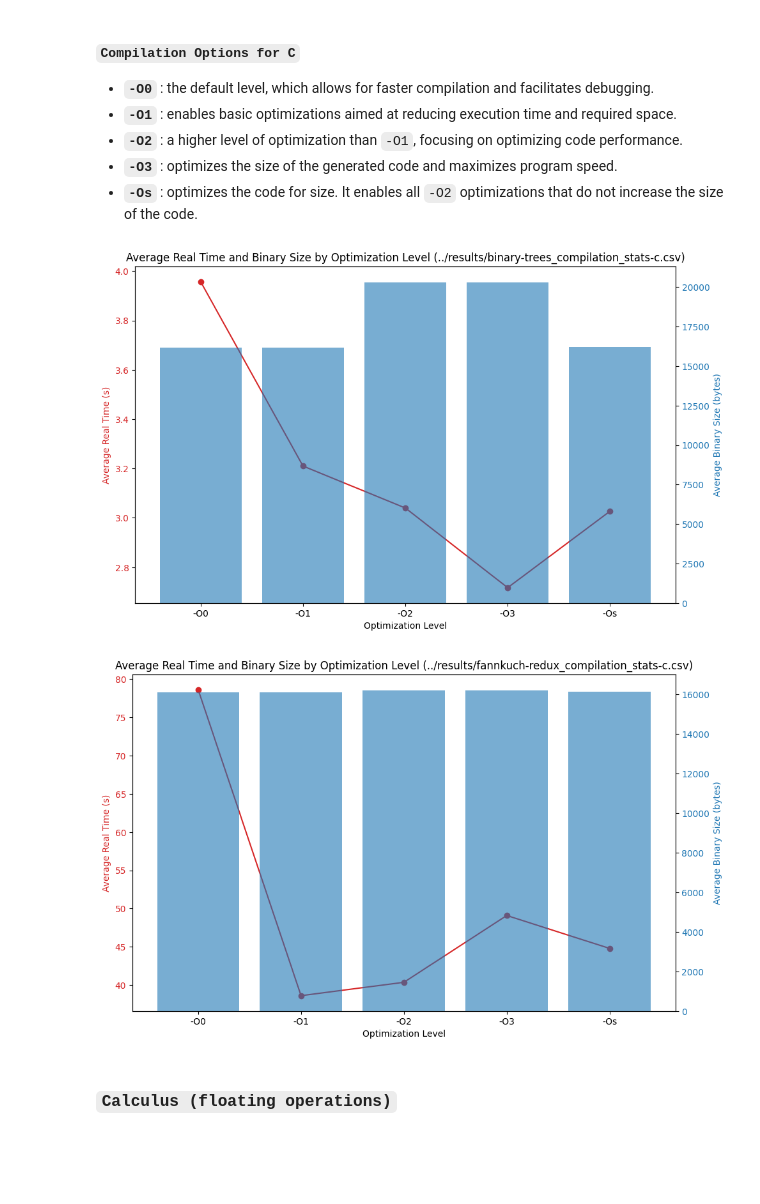
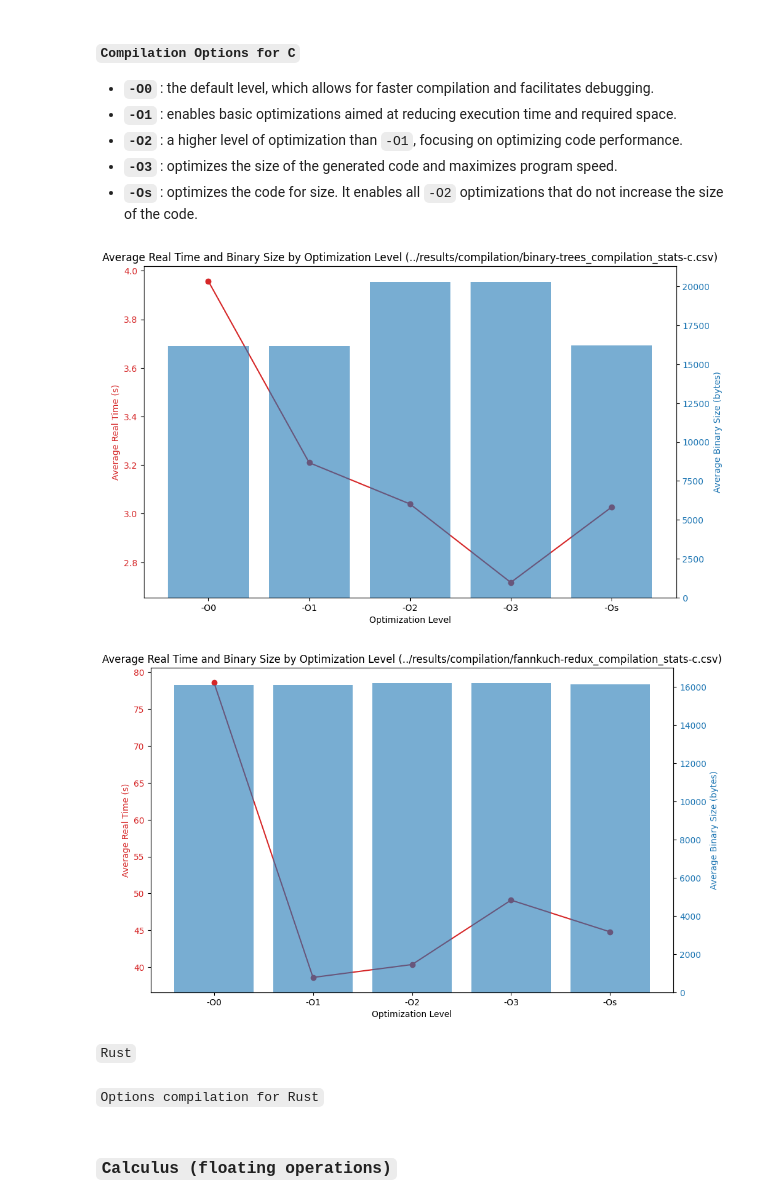
Before and after one commit to reynaldesgr/HPC-Benchmark, a Jupyter notebook: notebook/graphs.ipynb, the cells around one changed output. Drawn from its saved outputs; the diff is of its cells as text; code cells hidden in the pictures; blank space fills up the shorter version.

```diff
--- a/notebook/graphs.ipynb
+++ b/notebook/graphs.ipynb
@@ -46,39 +46,39 @@ import pandas as pd
 import matplotlib.pyplot as plt
 
 csv_files = [
-    '../results/binary-trees_compilation_stats-c.csv',
-    '../results/fannkuch-redux_compilation_stats-c.csv',
+    '../results/compilation/binary-trees_compilation_stats-c.csv',
+    '../results/compilation/fannkuch-redux_compilation_stats-c.csv',
 ]
 
 for csv_file in csv_files:
     data = pd.read_csv(csv_file)
     data = data[data['Real Time(s)'] != ' Compilation Failed']
 
     data['Real Time(s)'] = pd.to_numeric(data['Real Time(s)'], errors='coerce')
     data['User Time(s)'] = pd.to_numeric(data['User Time(s)'], errors='coerce')
     data['System Time(s)'] = pd.to_numeric(data['System Time(s)'], errors='coerce')
     data['Binary Size(bytes)'] = pd.to_numeric(data['Binary Size(bytes)'], errors='coerce')
 
     averages = data.groupby('Optimization').mean().reset_index()
 
     fig, ax1 = plt.subplots(figsize=(10, 6))
 
     color = 'tab:red'
     ax1.set_xlabel('Optimization Level')
     ax1.set_ylabel('Average Real Time (s)', color=color)
     ax1.plot(averages['Optimization'], averages['Real Time(s)'], color=color, marker='o', label='Average Real Time')
     ax1.tick_params(axis='y', labelcolor=color)
 
     ax2 = ax1.twinx()
 
     color = 'tab:blue'
     ax2.set_ylabel('Average Binary Size (bytes)', color=color)
     ax2.bar(averages['Optimization'], averages['Binary Size(bytes)'], color=color, alpha=0.6, label='Average Binary Size')
     ax2.tick_params(axis='y', labelcolor=color)
 
     fig.tight_layout()
     plt.title(f'Average Real Time and Binary Size by Optimization Level ({csv_file})')
     plt.show()
 # %% [output]
-[figure, old version]
+[figure, new version]
-[figure, old version]
+[figure, new version]
@@ -85,3 +122,7 @@ for csv_file in csv_files:
+# %% [markdown]
+``Rust``
+# %% [markdown]
+``Options compilation for Rust``
 # %% [markdown]
 ### ``Calculus (floating operations)``
 # %% [markdown]
```
Also changed, not shown: parts of 1 cell of this notebook, 17 other files.
